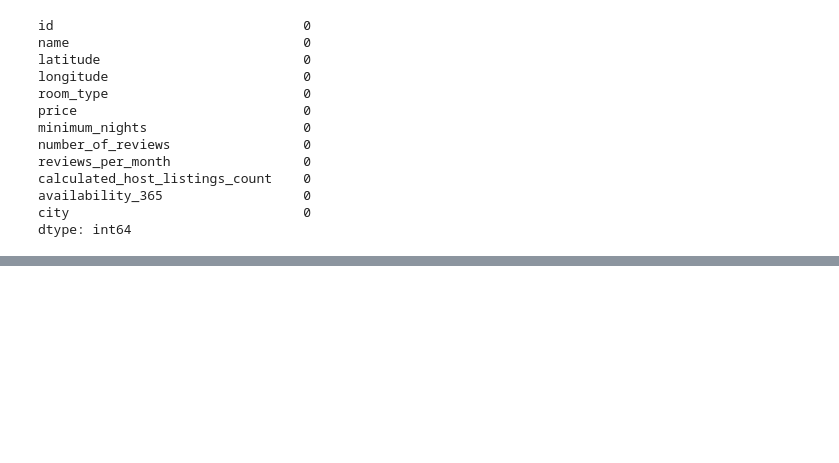
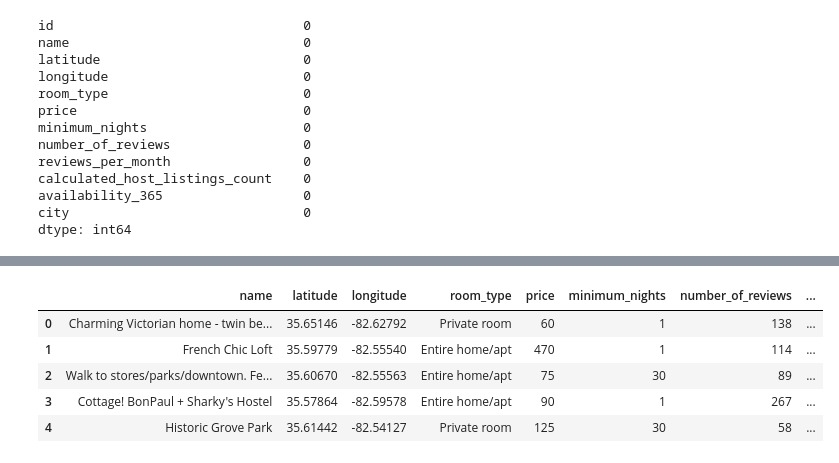
Before and after one commit to BloomTech-Labs/LabsPT13-Resfeber-A-DS, a Jupyter notebook: notebooks/airB&B.ipynb, the cells around one changed output, grey strips where cells are left out. Saved outputs shown, nothing was run; the diff lists cells and outputs as text; code cells hidden in the pictures; blank space fills up the shorter version.

```diff
--- a/notebooks/airB&B.ipynb
+++ b/notebooks/airB&B.ipynb
@@ -227,3 +227,13 @@ new_df.head()
 | 2 | 108061 | Walk to stores/parks/downtown. Fe... | 35.60670 | -82.55563 | Entire home/apt | 75 | 30 | 89 | ... |
 | 3 | 155305 | Cottage! BonPaul + Sharky's Hostel | 35.57864 | -82.59578 | Entire home/apt | 90 | 1 | 267 | ... |
 | 4 | 160594 | Historic Grove Park | 35.61442 | -82.54127 | Private room | 125 | 30 | 58 | ... |
+# %%
+new_df = new_df.drop(['id'],axis=1)
+new_df.head()
+# %% [output]
+|  | name | latitude | longitude | room_type | price | minimum_nights | number_of_reviews | ... |
+| 0 | Charming Victorian home - twin be... | 35.65146 | -82.62792 | Private room | 60 | 1 | 138 | ... |
+| 1 | French Chic Loft | 35.59779 | -82.55540 | Entire home/apt | 470 | 1 | 114 | ... |
+| 2 | Walk to stores/parks/downtown. Fe... | 35.60670 | -82.55563 | Entire home/apt | 75 | 30 | 89 | ... |
+| 3 | Cottage! BonPaul + Sharky's Hostel | 35.57864 | -82.59578 | Entire home/apt | 90 | 1 | 267 | ... |
+| 4 | Historic Grove Park | 35.61442 | -82.54127 | Private room | 125 | 30 | 58 | ... |
```
Also changed, not shown: parts of 5 cells of this notebook, 2 other files.
